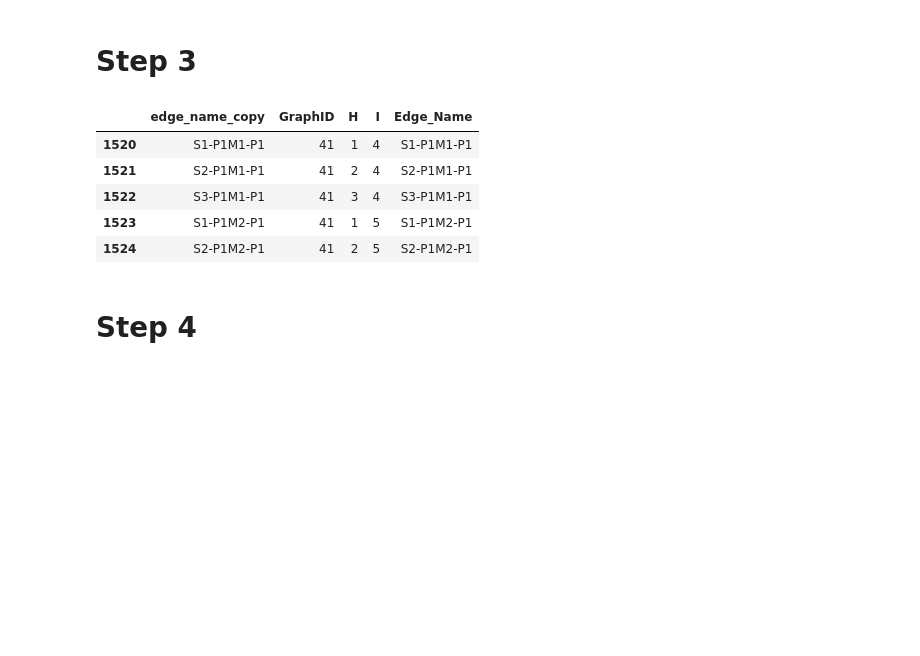
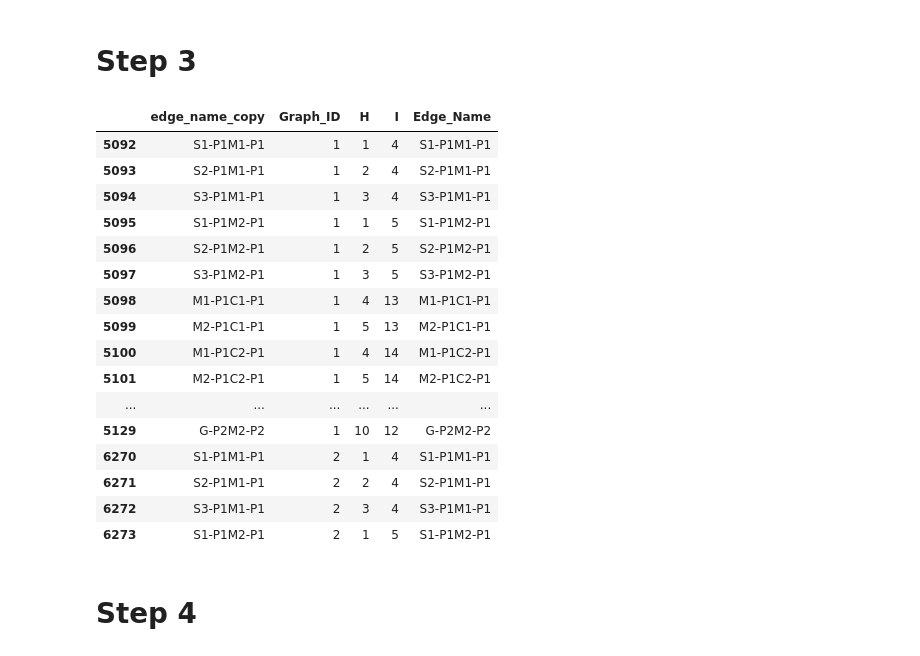
Before and after one commit to nfitzhugh-us/Supply_Chain_Research_Project, a Jupyter notebook: data_conversion_script.ipynb, the cells around one changed output. Drawn from its saved outputs; the diff is of its cells as text; code cells hidden in the pictures; blank space fills up the shorter version.

Commit message:
update to new sim data and format fix
created distinction between GraphID and Replication number. reordered edge columns so that "to" always lower than "from".

```diff
--- a/data_conversion_script.ipynb
+++ b/data_conversion_script.ipynb
@@ -25,8 +31,8 @@ pos_count= summary.Positive.sum()
 # %% [markdown]
 merge sheets
 # %%
-df = df.join(summary.set_index('GraphID'), how='inner', on='GraphID')
+df = df.join(summary.set_index('Replication'), how='inner', on='Replication')
 # %% [markdown]
 sort positive graphs to the top
 # %%
-df.sort_values(['Positive', 'GraphID'], ascending=[False, True], inplace=True)
+df.sort_values(['Positive', 'Replication'], ascending=[False, True], inplace=True)
@@ -33,3 +41,5 @@ df.sort_values(['Positive', 'GraphID'], ascending=[False, True], inplace=True)
+# %%
+df = df[['Graph_ID','From','To', 'Prod', 'MaxFlow']]
 # %% [markdown]
 # Step 1
 # %%
@@ -78,7 +76,7 @@ with open('10000_rep_node_file.txt', 'w') as file:
 # %% [markdown]
 # Step 3
 # %%
-df = df[df.MaxFlow > 0][['GraphID','H', 'I']]
+df = df[df.MaxFlow > 0][['Graph_ID','H', 'I']]
 df['Edge_Name'] = df.H + df.I
 e_name = df.Edge_Name
 df.insert(loc=0, column='edge_name_copy', value = e_name)
@@ -86,14 +84,27 @@ df.insert(loc=0, column='edge_name_copy', value = e_name)
 dic = dict(zip(Node_id_referance.Node_Name, Node_id_referance.NodeID))
 df.H = df.H.map(dic)
 df.I = df.I.map(dic)
-df.head()
+df['H'], df['I'] = np.where(df['H']<df['I'], [df['H'], df['I']], [df['I'], df['H']])
-# %% [output]
-|  | edge_name_copy | GraphID | H | I | Edge_Name |
-| 1520 | S1-P1M1-P1 | 41 | 1 | 4 | S1-P1M1-P1 |
-| 1521 | S2-P1M1-P1 | 41 | 2 | 4 | S2-P1M1-P1 |
-| 1522 | S3-P1M1-P1 | 41 | 3 | 4 | S3-P1M1-P1 |
-| 1523 | S1-P1M2-P1 | 41 | 1 | 5 | S1-P1M2-P1 |
-| 1524 | S2-P1M2-P1 | 41 | 2 | 5 | S2-P1M2-P1 |
+# %%
+df.head(40)
+# %% [output]
+|  | edge_name_copy | Graph_ID | H | I | Edge_Name |
+| 5092 | S1-P1M1-P1 | 1 | 1 | 4 | S1-P1M1-P1 |
+| 5093 | S2-P1M1-P1 | 1 | 2 | 4 | S2-P1M1-P1 |
+| 5094 | S3-P1M1-P1 | 1 | 3 | 4 | S3-P1M1-P1 |
+| 5095 | S1-P1M2-P1 | 1 | 1 | 5 | S1-P1M2-P1 |
+| 5096 | S2-P1M2-P1 | 1 | 2 | 5 | S2-P1M2-P1 |
+| 5097 | S3-P1M2-P1 | 1 | 3 | 5 | S3-P1M2-P1 |
+| 5098 | M1-P1C1-P1 | 1 | 4 | 13 | M1-P1C1-P1 |
+| 5099 | M2-P1C1-P1 | 1 | 5 | 13 | M2-P1C1-P1 |
+| 5100 | M1-P1C2-P1 | 1 | 4 | 14 | M1-P1C2-P1 |
+| 5101 | M2-P1C2-P1 | 1 | 5 | 14 | M2-P1C2-P1 |
+| ... | ... | ... | ... | ... | ... |
+| 5129 | G-P2M2-P2 | 1 | 10 | 12 | G-P2M2-P2 |
+| 6270 | S1-P1M1-P1 | 2 | 1 | 4 | S1-P1M1-P1 |
+| 6271 | S2-P1M1-P1 | 2 | 2 | 4 | S2-P1M1-P1 |
+| 6272 | S3-P1M1-P1 | 2 | 3 | 4 | S3-P1M1-P1 |
+| 6273 | S1-P1M2-P1 | 2 | 1 | 5 | S1-P1M2-P1 |
 # %% [markdown]
 # Step 4
 # %%
```
Also changed, not shown: parts of 8 cells of this notebook.
